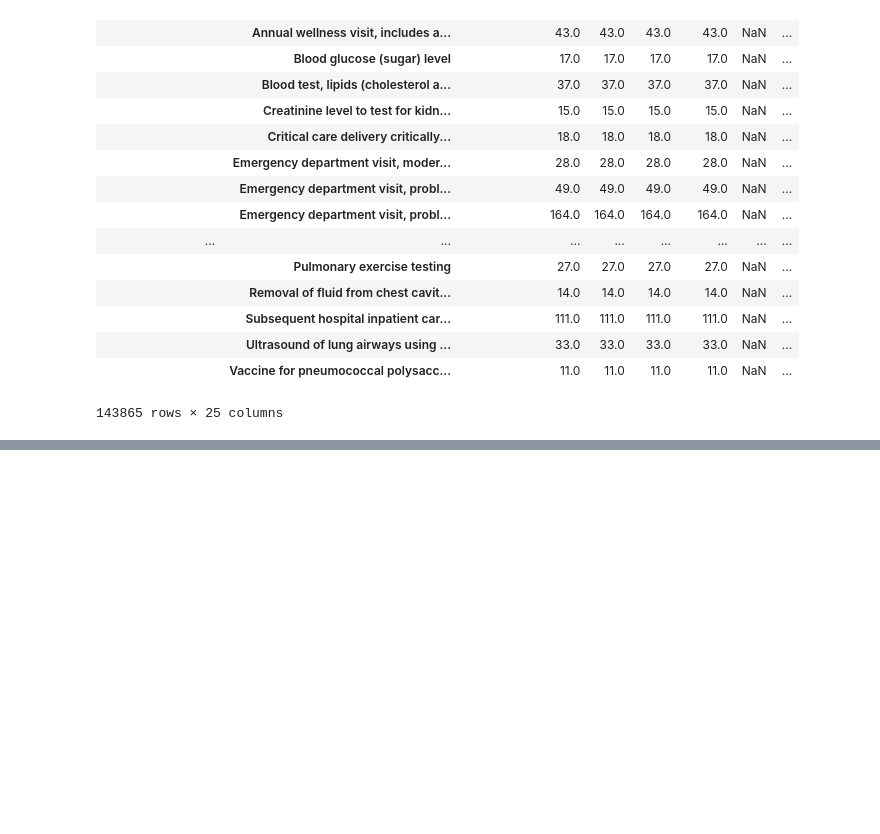
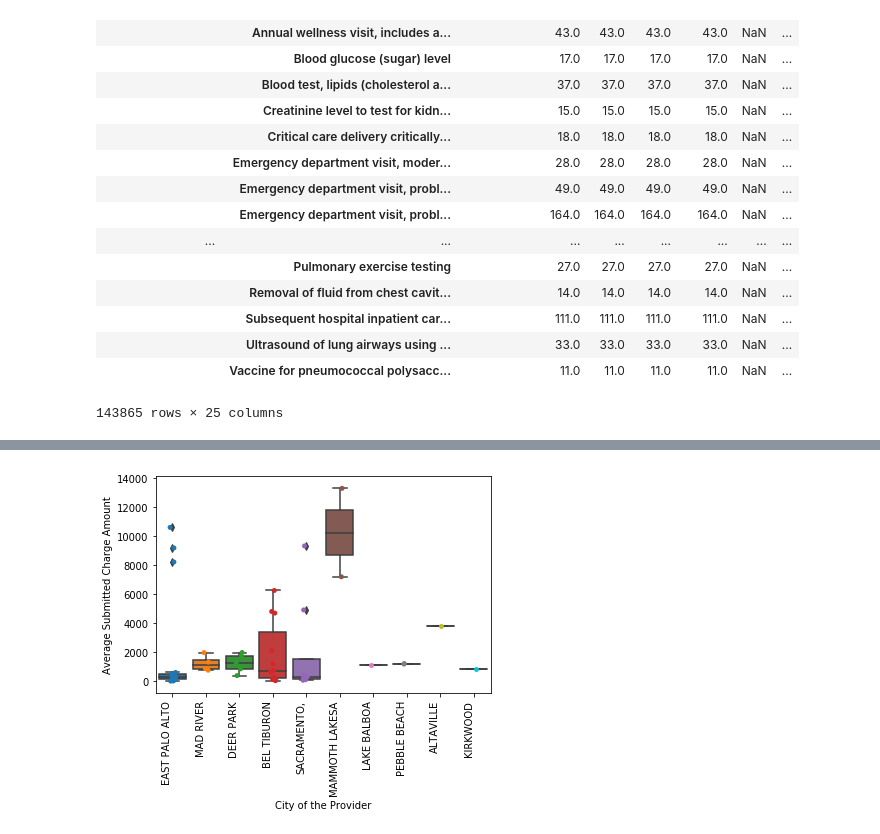
Before and after one commit to chvbs2000/SpringBoard, a Jupyter notebook: Capstone_Project1/analysis.ipynb, the cells around one changed output, grey strips where cells are left out. Drawn from its saved outputs; the diff is of its cells as text; code cells hidden in the pictures; blank space fills up the shorter version.

```diff
--- a/Capstone_Project1/analysis.ipynb
+++ b/Capstone_Project1/analysis.ipynb
@@ -134,0 +206,3 @@ data_ca.groupby(['City of the Provider','HCPCS Description'])['Number of Service
+# %%
+data_city_asca = data_ca_drop.groupby('City of the Provider')['Average Submitted Charge Amount'].mean().reset_index().sort_values('Average Submitted Charge Amount', ascending = False)
+data_city_asca
@@ -134,0 +289,10 @@ data_ca.groupby(['City of the Provider','HCPCS Description'])['Number of Service
+# %%
+# see the top 10 city in average submitted chage amount
+top_10_list_asca = data_city_asca.head(10)['City of the Provider']
+top_10_asca = data_ca_drop.loc[data_ca_drop['City of the Provider'].isin(top_10_list_asca)]
+ax = sns.boxplot(x = 'City of the Provider', y = 'Average Submitted Charge Amount', data = top_10_asca)
+ax = sns.stripplot(x = 'City of the Provider', y = 'Average Submitted Charge Amount', data = top_10_asca, jitter = True)
+ax.set_xticklabels(ax.get_xticklabels(), rotation = 90, ha = 'right')
+plt.show()
+# %% [output]
+[figure, added]
```
Also changed, not shown: parts of 23 cells of this notebook.
